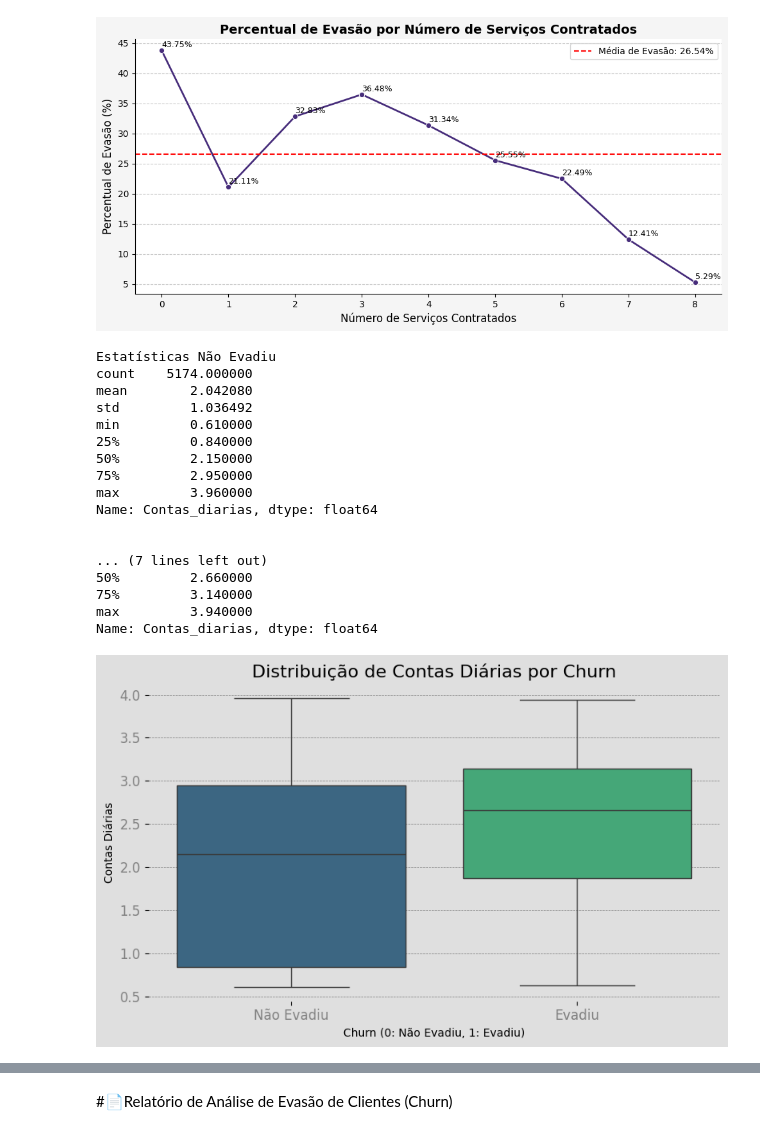
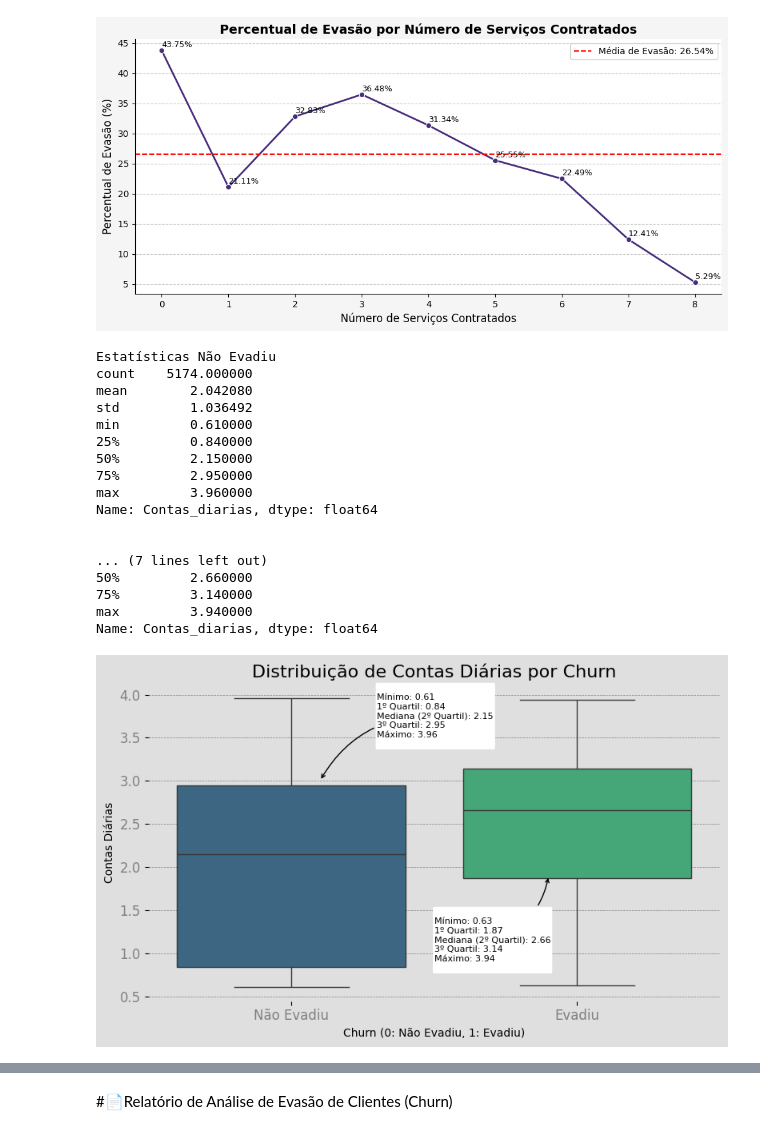
Before and after one commit to Raybarreto/Challenge2_TelecomX_I, a Jupyter notebook: Telecom_BR.ipynb, the cells around one changed output, grey strips where cells are left out. Drawn from its saved outputs; the diff is of its cells as text; code cells hidden in the pictures.

```diff
--- a/Telecom_BR.ipynb
+++ b/Telecom_BR.ipynb
@@ -235,3 +230,0 @@ print(df['Churn'].isnull().sum())
-# %%
-#Removendo linhas com informação de NaN
-df = df.dropna(subset=['Churn'])
@@ -603,35 +592,35 @@ Mínimo: {stats_churn_1['min']:.2f}
 1º Quartil: {stats_churn_1['25%']:.2f}
 Mediana (2º Quartil): {stats_churn_1['50%']:.2f}
 3º Quartil: {stats_churn_1['75%']:.2f}
 Máximo: {stats_churn_1['max']:.2f}
 """
 
-ax.annotate(texto_anotacao_nao_evadiu, xy=(-0.1, 38), xytext=(-0.4, 60), fontsize=9, color=PRETO,
-            bbox=dict(boxstyle="round,pad=0.1", edgecolor=CINZA_3, facecolor=BRANCO),
+ax.annotate(texto_anotacao_nao_evadiu, xy=(0.1, 3.0), xytext=(0.3, 3.4), fontsize=8, color=PRETO,
+            bbox=dict(boxstyle="round,pad=0.1", edgecolor=BRANCO, facecolor=BRANCO),
             arrowprops=dict(facecolor=PRETO, arrowstyle="->", connectionstyle="arc3,rad=0.3"))
 
-ax.annotate(texto_anotacao_evadiu, xy=(0.9, 50), xytext=(0.5, 60), fontsize=9, color=PRETO,
-            bbox=dict(boxstyle="round,pad=0.1", edgecolor=CINZA_3, facecolor=BRANCO),
+ax.annotate(texto_anotacao_evadiu, xy=(0.9, 1.9), xytext=(0.5, 0.8), fontsize=8, color=PRETO,
+            bbox=dict(boxstyle="round,pad=0.1", edgecolor=BRANCO, facecolor=BRANCO),
             arrowprops=dict(facecolor=PRETO, arrowstyle="->", connectionstyle="arc3,rad=0.3"))
 
 plt.tight_layout()
 plt.show()
 # %% [output]
 Estatísticas Não Evadiu
 count    5174.000000
 mean        2.042080
 std         1.036492
 min         0.610000
 25%         0.840000
 50%         2.150000
 75%         2.950000
 max         3.960000
 Name: Contas_diarias, dtype: float64
 
 
 ... (7 lines left out)
 50%         2.660000
 75%         3.140000
 max         3.940000
 Name: Contas_diarias, dtype: float64
-[figure, old version]
+[figure, new version]
```
Also changed, not shown: parts of 6 cells of this notebook.
